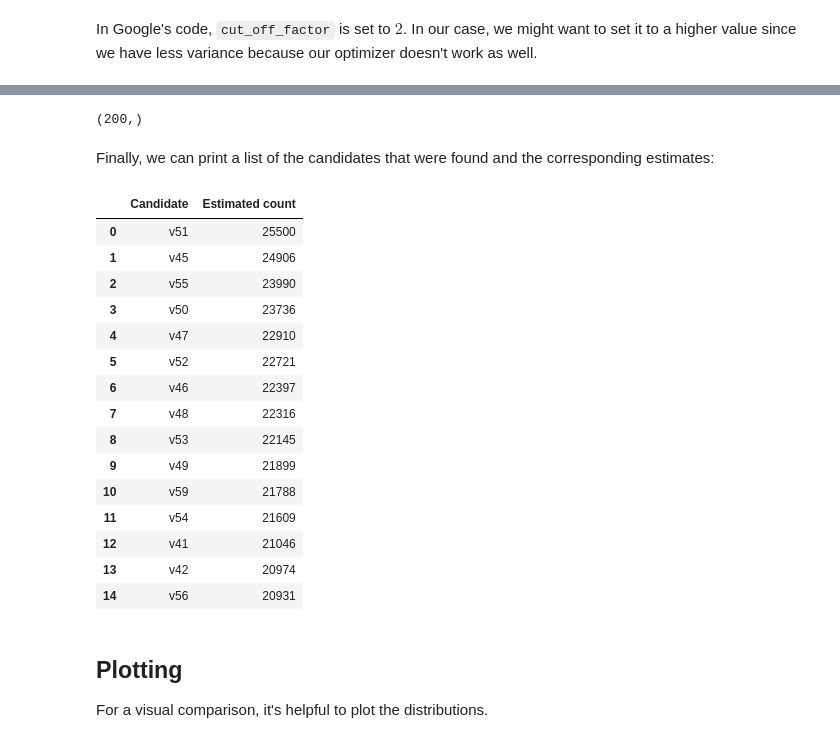
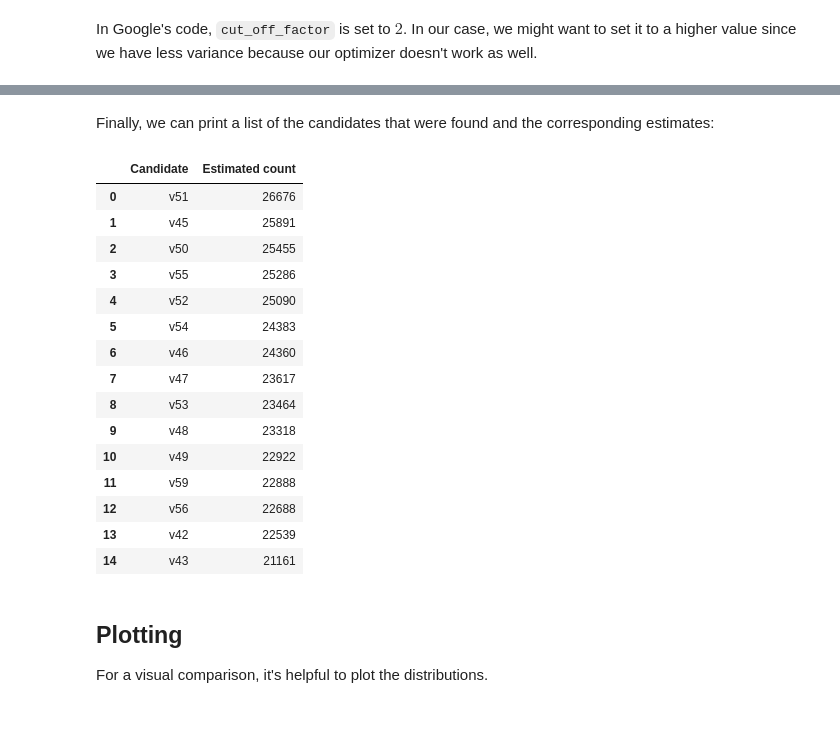
Before and after one commit to mozilla/rappor-aggregator, a Jupyter notebook: RAPPOR.ipynb, the cells around one changed output, grey strips where cells are left out. Saved outputs shown, nothing was run; the diff lists cells and outputs as text; code cells hidden in the pictures.

Commit message:
Add more experiments for Lasso

```diff
--- a/RAPPOR.ipynb
+++ b/RAPPOR.ipynb
@@ -269,4 +271,0 @@ Instead, $Y$ is needed. Scaling the target values to larger values probably weak
-# %%
-clf = Lasso()
-clf.fit(X, Y.reshape(k * m))
-clf.coef_
@@ -304,0 +274,2 @@ len(good_candidates)
+# %%
+X, candidates, M, good_candidates = filter_candidates(X, y, candidates)
@@ -583,7 +550,13 @@ def get_analysis_estimates(coefs, N, M, cut_off_factor=2):
     estimates[reported] = coef_mean[reported]
 
     return estimates, reported
+# %%
+def undo_filtering(estimates, good_candidates, M_total):
+    result = np.zeros(M_total)
+    result[good_candidates] = estimates
+    return result
 # %% [markdown]
 In Google's code, `cut_off_factor` is set to $2$. In our case, we might want to set it to a higher value since we have less variance because our optimizer doesn't work as well.
 # %%
 estimates, reported_candidates = get_analysis_estimates(coefs, N, M)
+estimates = undo_filtering(estimates, good_candidates, M_total)
@@ -610,7 +563,3 @@ array([     0.,      0.,      0.,      0.,      0.,      0.,      0.,
-# %%
-estimates.shape
-# %% [output]
-(200,)
 # %% [markdown]
 Finally, we can print a list of the candidates that were found and the corresponding estimates:
 # %%
@@ -624,24 +573,24 @@ def create_estimate_df(candidates, estimates):
     df.columns = ["Candidate", "Estimated count"]
     return df
 # %%
-create_estimate_df(candidates, estimates).head(15)
+create_estimate_df(candidates_total, estimates).head(15)
 # %% [output]
 |  | Candidate | Estimated count |
-| 0 | v51 | 25500 |
-| 1 | v45 | 24906 |
-| 2 | v55 | 23990 |
-| 3 | v50 | 23736 |
-| 4 | v47 | 22910 |
-| 5 | v52 | 22721 |
-| 6 | v46 | 22397 |
-| 7 | v48 | 22316 |
-| 8 | v53 | 22145 |
-| 9 | v49 | 21899 |
-| 10 | v59 | 21788 |
-| 11 | v54 | 21609 |
-| 12 | v41 | 21046 |
-| 13 | v42 | 20974 |
-| 14 | v56 | 20931 |
+| 0 | v51 | 26676 |
+| 1 | v45 | 25891 |
+| 2 | v50 | 25455 |
+| 3 | v55 | 25286 |
+| 4 | v52 | 25090 |
+| 5 | v54 | 24383 |
+| 6 | v46 | 24360 |
+| 7 | v47 | 23617 |
+| 8 | v53 | 23464 |
+| 9 | v48 | 23318 |
+| 10 | v49 | 22922 |
+| 11 | v59 | 22888 |
+| 12 | v56 | 22688 |
+| 13 | v42 | 22539 |
+| 14 | v43 | 21161 |
 # %% [markdown]
 ## Plotting
 
```
Also changed, not shown: parts of 39 cells of this notebook.
